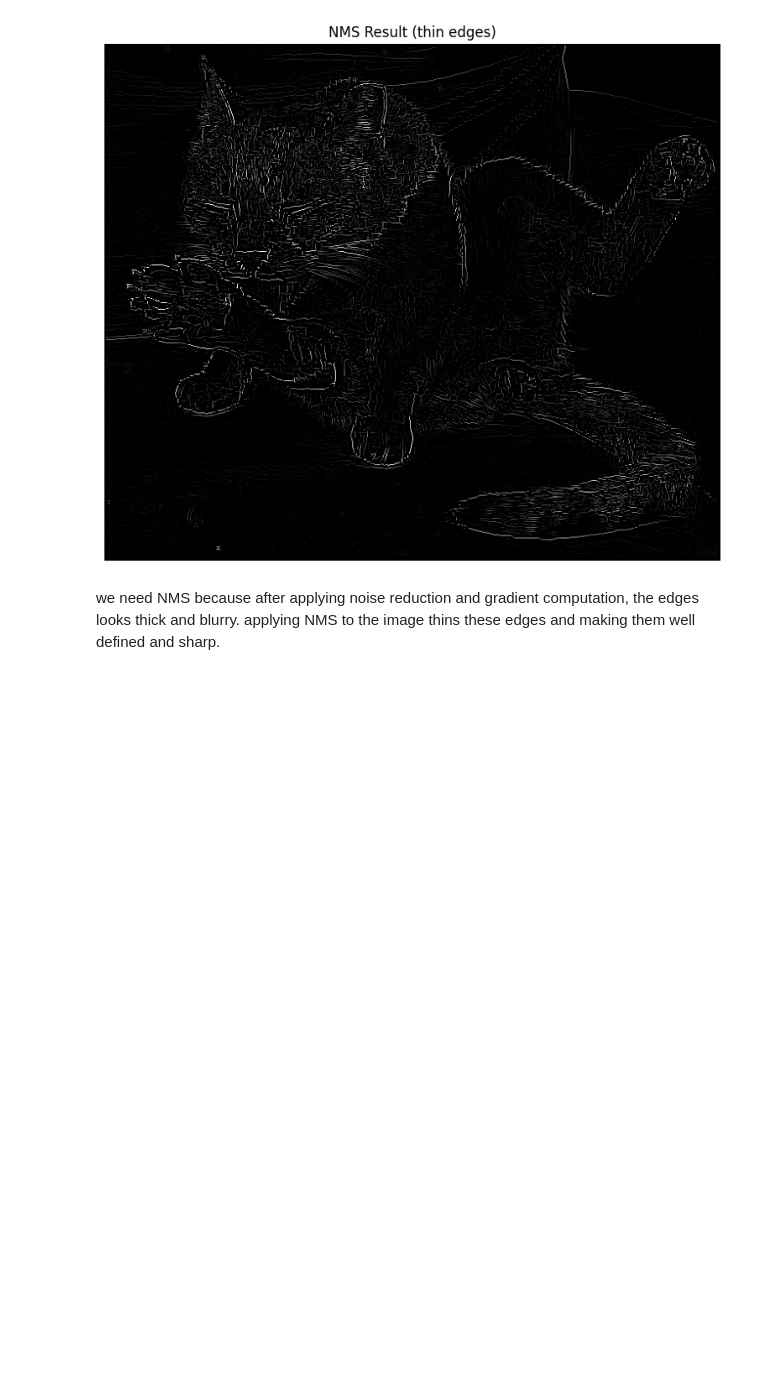
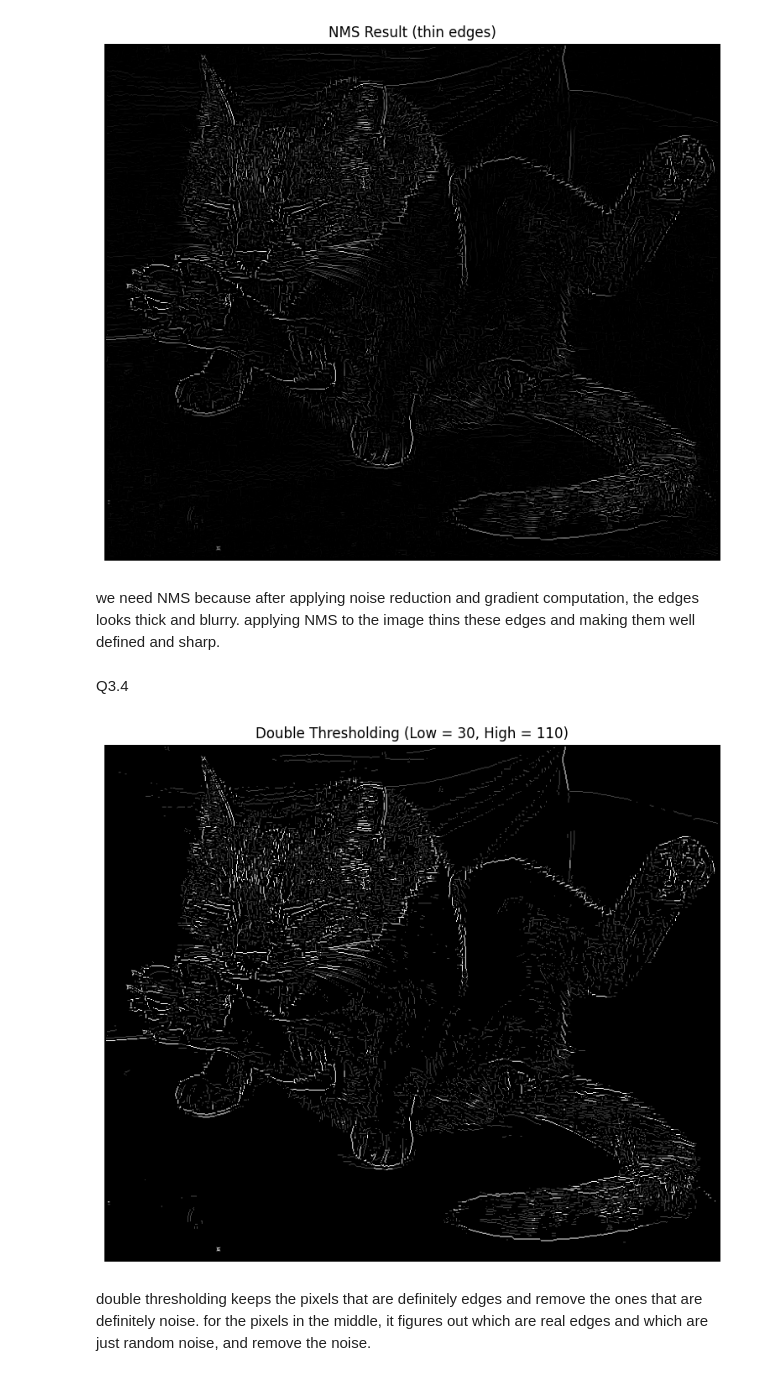
Before and after one commit to Danielin322/computer_vision_ex2, a Jupyter notebook: ex2_q3.ipynb, the cells around one changed output. Saved outputs shown, nothing was run; the diff lists cells and outputs as text; code cells hidden in the pictures; blank space fills up the shorter version.

```diff
--- a/ex2_q3.ipynb
+++ b/ex2_q3.ipynb
@@ -179,3 +179,36 @@ plt.show()
 [figure]
 # %% [markdown]
 we need NMS because after applying noise reduction and gradient computation, the edges looks thick and blurry. applying NMS to the image thins these edges and making them well defined and sharp.
+# %% [markdown]
+Q3.4
+# %%
+def double_thresholding(image, low_threshold, high_threshold):
+    height, width = image.shape
+    result = np.zeros((height, width), dtype=np.uint8)
+
+    color_of_strong = 255
+    color_of_weak = 75
+
+    strong_i, strong_j = np.where(image >= high_threshold)
+    weak_i, weak_j = np.where((image <= high_threshold) & (image >= low_threshold))
+
+    result[strong_i, strong_j] = color_of_strong
+    result[weak_i, weak_j] = color_of_weak
+    # the values of the matrix at the beginning is zero in  all the cells, so we dont need to check the values that are lower than low_threshold
+
+    return result
+
+
+low_T = 30
+high_T = 110
+thresholded_image = double_thresholding(nms_result, low_T, high_T)
+
+plt.figure(figsize=(10, 8))
+plt.imshow(thresholded_image, cmap='gray')
+plt.title("Double Thresholding (Low = 30, High = 110)")
+plt.axis('off')
+plt.show()
+# %% [output]
+[figure, added]
+# %% [markdown]
+double thresholding keeps the pixels that are definitely edges and remove the ones that are definitely noise. for the pixels in the middle, it figures out which are real edges and which are just random noise, and remove the noise.
```
